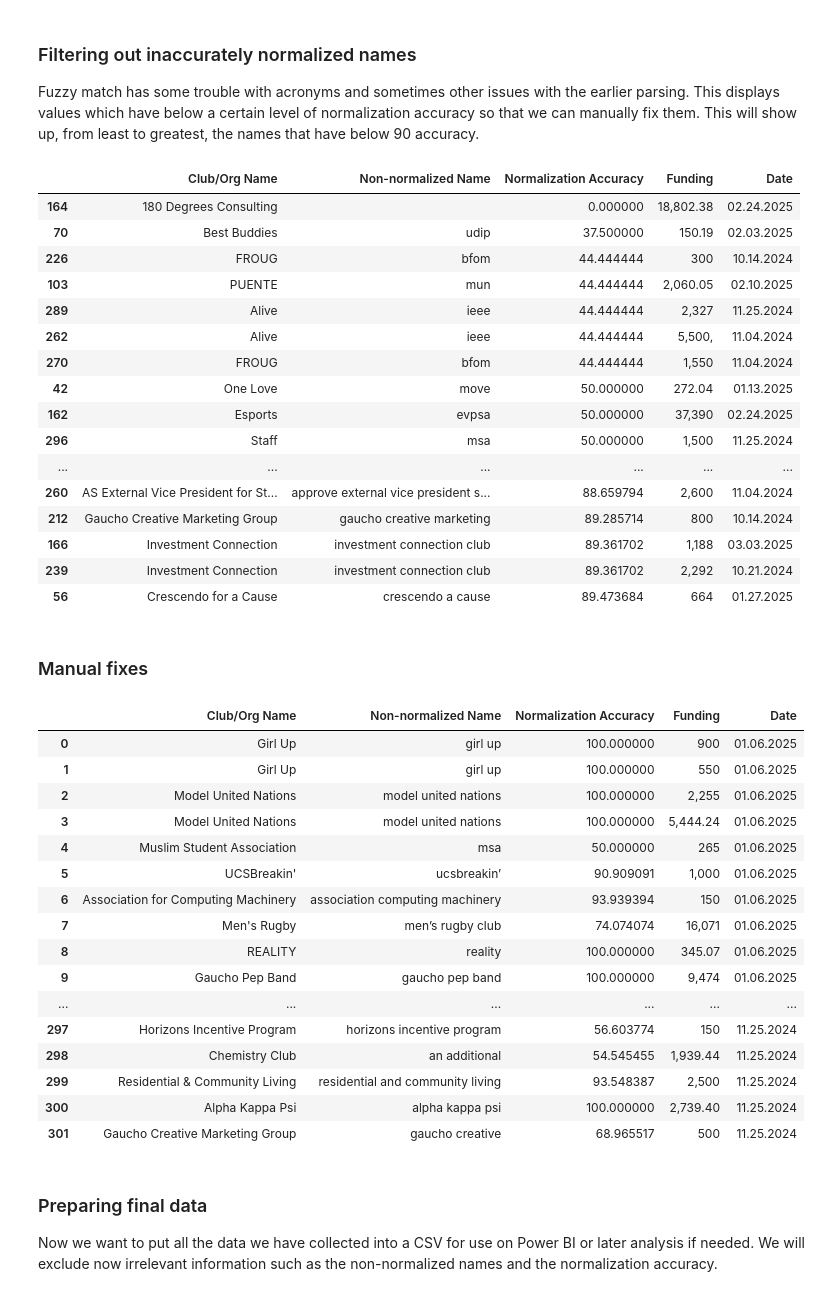
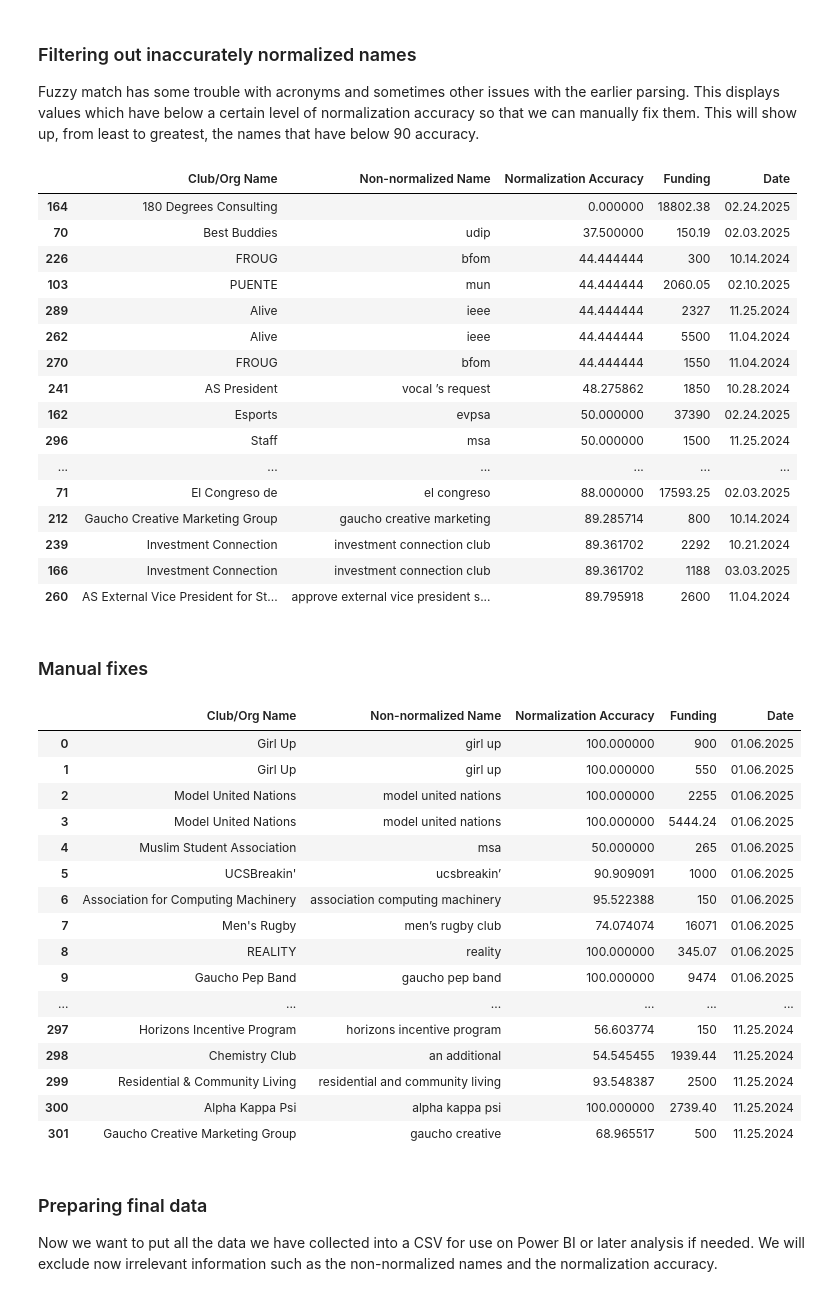
Before and after one commit to joshL1215/as-org-funding-nexus, a Jupyter notebook: data-extraction.ipynb, the cells around one changed output. Saved outputs shown, nothing was run; the diff lists cells and outputs as text; code cells hidden in the pictures.

Commit message:
Remove commas from all funding amounts

```diff
--- a/data-extraction.ipynb
+++ b/data-extraction.ipynb
@@ -67,11 +67,12 @@ def find_motion_details(motions, date):
         if not details or any(word in motion for word in ["affirm", "forward", "table", "allocate", "deny"]):
             continue
 
-        raw_org_name, amount = details[0]
+        raw_org_name, amount = details[0][0], details[0][1].replace(',', '')
 
         # Cleans most of the words that confuse fuzzy matching
-        cleaner_org_name = re.sub(r"\b( ucsb|fully fund|partially fund|strike| at|motion|fund| to| of|requesting| for)\b", "",
+        cleaner_org_name = re.sub(r"\b(ucsb|fully fund|partially fund|strike|at|motion|fund|to|of|requesting|for)\b|", "",
                               raw_org_name, flags=re.IGNORECASE).strip()
+
         # A motion to strike means we will want to undo an existing funding motion
         if 'to strike' in motion.lower():
 
@@ -139,22 +140,22 @@ pd.set_option('display.max_rows', None)
 filtered.sort_values(by="Normalization Accuracy", inplace=False)
 # %% [output]
 |  | Club/Org Name | Non-normalized Name | Normalization Accuracy | Funding | Date |
-| 164 | 180 Degrees Consulting |  | 0.000000 | 18,802.38 | 02.24.2025 |
+| 164 | 180 Degrees Consulting |  | 0.000000 | 18802.38 | 02.24.2025 |
 | 70 | Best Buddies | udip | 37.500000 | 150.19 | 02.03.2025 |
 | 226 | FROUG | bfom | 44.444444 | 300 | 10.14.2024 |
-| 103 | PUENTE | mun | 44.444444 | 2,060.05 | 02.10.2025 |
-| 289 | Alive | ieee | 44.444444 | 2,327 | 11.25.2024 |
-| 262 | Alive | ieee | 44.444444 | 5,500, | 11.04.2024 |
-| 270 | FROUG | bfom | 44.444444 | 1,550 | 11.04.2024 |
-| 42 | One Love | move | 50.000000 | 272.04 | 01.13.2025 |
-| 162 | Esports | evpsa | 50.000000 | 37,390 | 02.24.2025 |
-| 296 | Staff | msa | 50.000000 | 1,500 | 11.25.2024 |
+| 103 | PUENTE | mun | 44.444444 | 2060.05 | 02.10.2025 |
+| 289 | Alive | ieee | 44.444444 | 2327 | 11.25.2024 |
+| 262 | Alive | ieee | 44.444444 | 5500 | 11.04.2024 |
+| 270 | FROUG | bfom | 44.444444 | 1550 | 11.04.2024 |
+| 241 | AS President | vocal ’s request | 48.275862 | 1850 | 10.28.2024 |
+| 162 | Esports | evpsa | 50.000000 | 37390 | 02.24.2025 |
+| 296 | Staff | msa | 50.000000 | 1500 | 11.25.2024 |
 | ... | ... | ... | ... | ... | ... |
-| 260 | AS External Vice President for St... | approve external vice president s... | 88.659794 | 2,600 | 11.04.2024 |
+| 71 | El Congreso de | el congreso | 88.000000 | 17593.25 | 02.03.2025 |
 | 212 | Gaucho Creative Marketing Group | gaucho creative marketing | 89.285714 | 800 | 10.14.2024 |
-| 166 | Investment Connection | investment connection club | 89.361702 | 1,188 | 03.03.2025 |
-| 239 | Investment Connection | investment connection club | 89.361702 | 2,292 | 10.21.2024 |
-| 56 | Crescendo for a Cause | crescendo a cause | 89.473684 | 664 | 01.27.2025 |
+| 239 | Investment Connection | investment connection club | 89.361702 | 2292 | 10.21.2024 |
+| 166 | Investment Connection | investment connection club | 89.361702 | 1188 | 03.03.2025 |
+| 260 | AS External Vice President for St... | approve external vice president s... | 89.795918 | 2600 | 11.04.2024 |
 # %% [markdown]
 ### Manual fixes
 # %%
@@ -177,47 +178,47 @@ df.loc[43 , 'Club/Org Name'] = 'AS External Vice President for Statewide Affairs
 df.loc[298, 'Club/Org Name'] = 'Chemistry Club'
 df.loc[68 , 'Club/Org Name'] = 'Model United Nations'
 df.loc[157, 'Club/Org Name'] = 'Horizons Incentive Program'
 df.loc[297, 'Club/Org Name'] = 'Horizons Incentive Program'
 df.loc[59 , 'Club/Org Name'] = 'Horizons Incentive Program'
 df.loc[35 , 'Club/Org Name'] = 'BFOM A Capella'
 df.loc[112, 'Club/Org Name'] = None
 df.loc[247, 'Club/Org Name'] = None
 df.loc[126, 'Club/Org Name'] = None
 df.loc[51 , 'Club/Org Name'] = 'American Institute of Chemical Engineers'
 df.loc[127, 'Club/Org Name'] = 'BFOM A Capella'
 df.loc[149, 'Club/Org Name'] = 'BFOM A Capella'
 df.loc[128, 'Club/Org Name'] = 'AS Rent Support Program'
 df.loc[288, 'Club/Org Name'] = 'Dance Team'
 df.loc[301, 'Club/Org Name'] = 'Gaucho Creative Marketing Group'
 df.loc[120, 'Club/Org Name'] = 'Gaucho Creative Marketing Group'
 df.loc[79 , 'Club/Org Name'] = 'Collegiate Chapter of SAE International AKA Gaucho Racing'
 df.loc[254, 'Club/Org Name'] = None
 df.loc[158, 'Club/Org Name'] = 'Environmental Leadership Incubator'
 df.loc[147, 'Club/Org Name'] = 'Santa Barbara Case Club'
 df.loc[124, 'Club/Org Name'] = 'Club Tennis'
 df.loc[39 , 'Club/Org Name'] = 'Comunidad Latinx Graduacion'
 df.loc[163, 'Club/Org Name'] = 'Collegiate Chapter of SAE International AKA Gaucho Racing'
 
-df.loc[3, 'Funding'] = '5,444.24'
+df.loc[3, 'Funding'] = '5444.24'
 
 df
 # %% [output]
 |  | Club/Org Name | Non-normalized Name | Normalization Accuracy | Funding | Date |
 | 0 | Girl Up | girl up | 100.000000 | 900 | 01.06.2025 |
 | 1 | Girl Up | girl up | 100.000000 | 550 | 01.06.2025 |
-| 2 | Model United Nations | model united nations | 100.000000 | 2,255 | 01.06.2025 |
-| 3 | Model United Nations | model united nations | 100.000000 | 5,444.24 | 01.06.2025 |
+| 2 | Model United Nations | model united nations | 100.000000 | 2255 | 01.06.2025 |
+| 3 | Model United Nations | model united nations | 100.000000 | 5444.24 | 01.06.2025 |
 | 4 | Muslim Student Association | msa | 50.000000 | 265 | 01.06.2025 |
-| 5 | UCSBreakin' | ucsbreakin’ | 90.909091 | 1,000 | 01.06.2025 |
-| 6 | Association for Computing Machinery | association computing machinery | 93.939394 | 150 | 01.06.2025 |
-| 7 | Men's Rugby | men’s rugby club | 74.074074 | 16,071 | 01.06.2025 |
+| 5 | UCSBreakin' | ucsbreakin’ | 90.909091 | 1000 | 01.06.2025 |
+| 6 | Association for Computing Machinery | association computing machinery | 95.522388 | 150 | 01.06.2025 |
+| 7 | Men's Rugby | men’s rugby club | 74.074074 | 16071 | 01.06.2025 |
 | 8 | REALITY | reality | 100.000000 | 345.07 | 01.06.2025 |
-| 9 | Gaucho Pep Band | gaucho pep band | 100.000000 | 9,474 | 01.06.2025 |
+| 9 | Gaucho Pep Band | gaucho pep band | 100.000000 | 9474 | 01.06.2025 |
 | ... | ... | ... | ... | ... | ... |
 | 297 | Horizons Incentive Program | horizons incentive program | 56.603774 | 150 | 11.25.2024 |
-| 298 | Chemistry Club | an additional | 54.545455 | 1,939.44 | 11.25.2024 |
-| 299 | Residential & Community Living | residential and community living | 93.548387 | 2,500 | 11.25.2024 |
-| 300 | Alpha Kappa Psi | alpha kappa psi | 100.000000 | 2,739.40 | 11.25.2024 |
+| 298 | Chemistry Club | an additional | 54.545455 | 1939.44 | 11.25.2024 |
+| 299 | Residential & Community Living | residential and community living | 93.548387 | 2500 | 11.25.2024 |
+| 300 | Alpha Kappa Psi | alpha kappa psi | 100.000000 | 2739.40 | 11.25.2024 |
 | 301 | Gaucho Creative Marketing Group | gaucho creative | 68.965517 | 500 | 11.25.2024 |
 # %% [markdown]
 ### Preparing final data
```
Also changed, not shown: parts of 3 cells of this notebook, 2 other files.
